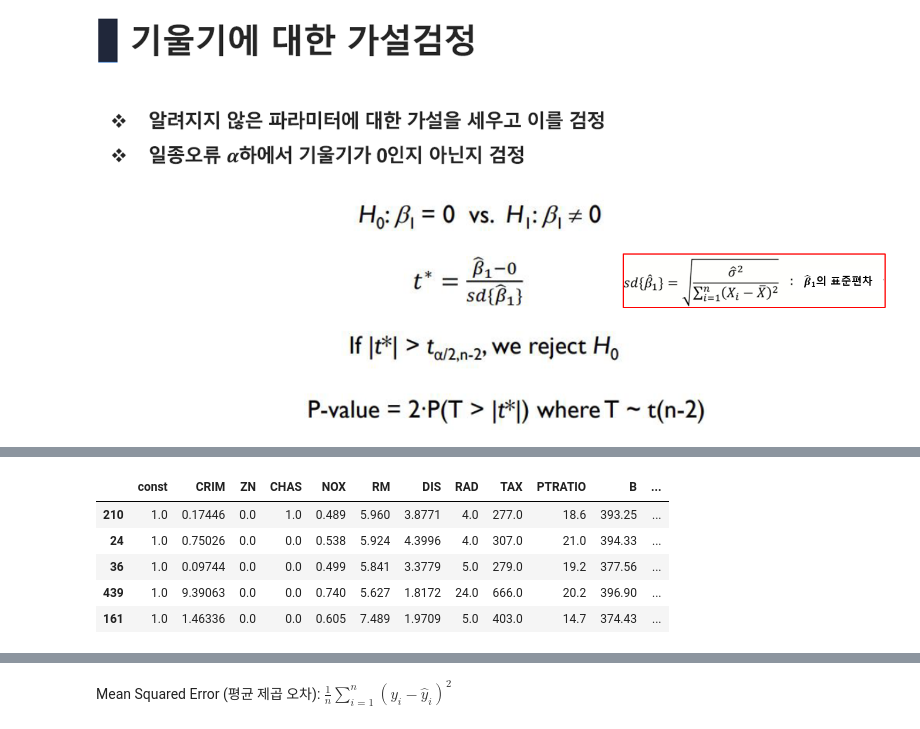
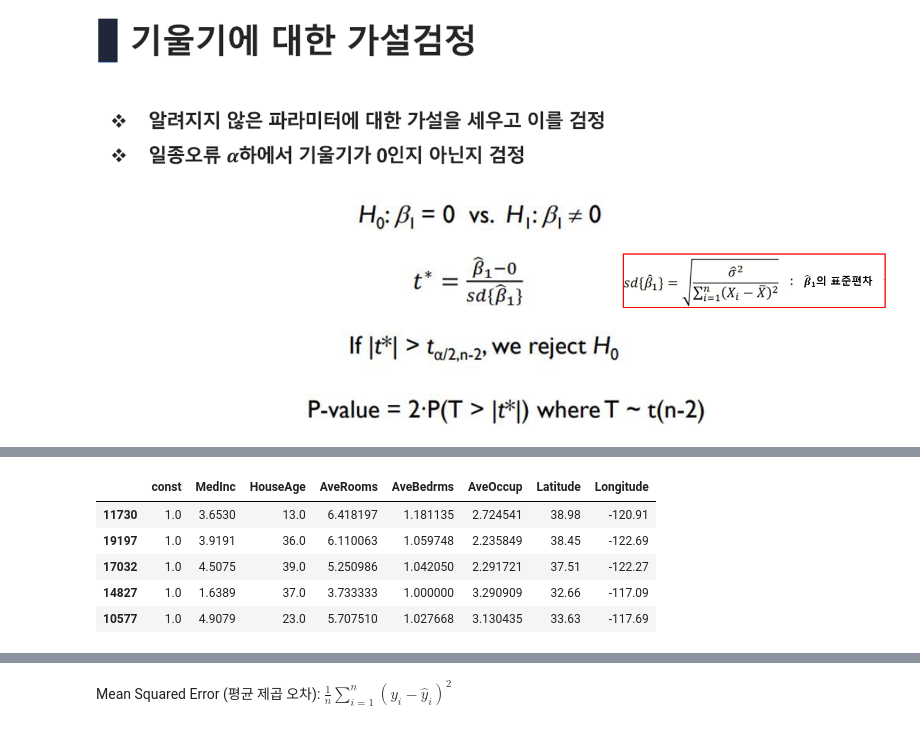
Before and after one commit to ku-sungsukim/2024-LGElec-Day2, a Jupyter notebook: 01-Linear-Regression-Tutorials.ipynb, the cells around one changed output, grey strips where cells are left out. Saved outputs shown, nothing was run; the diff lists cells and outputs as text; code cells hidden in the pictures.

```diff
--- a/01-Linear-Regression-Tutorials.ipynb
+++ b/01-Linear-Regression-Tutorials.ipynb
@@ -102,6 +87,6 @@ Image('image/image4.PNG') ### 로컬 사용시
 #### **1-1. 데이터 불러오기 및 개요 파악**
 # %%
 """ 데이터 불러오기 """
-boston = load_boston()
-boston
+california = fetch_california_housing()
+california
 # %% [output]
@@ -200,7 +175,7 @@ boston.target.shape
 # %%
 """ X, Y 데이터프레임화 """
-X = pd.DataFrame(boston.data, columns=boston.feature_names)
-y = pd.DataFrame(boston.target, columns=['MEDV'])
+X = pd.DataFrame(california.data, columns=california.feature_names)
+y = pd.DataFrame(california.target, columns=['MedHouseVal'])
 # %%
 """ X값 일부 확인 """
 X.head()
@@ -546,22 +526,22 @@ plt.show()
 # %%
 """ 평가: 이전에 학습하지 않았던 데이터(test_y)로 모델 성능 평가 """
 
 """
 train 데이터에 맞게 test 데이터도 전처리 수행
  - 상수항 추가
  - 유의미하지 않은 변수 제거
 """
 
 X_test = sm.add_constant(X_test)
-X_test = X_test.drop(['INDUS', 'AGE'], axis=1)
+X_test = X_test.drop(['Population'], axis=1)
 X_test.head()
 # %% [output]
-|  | const | CRIM | ZN | CHAS | NOX | RM | DIS | RAD | TAX | PTRATIO | B | ... |
-| 210 | 1.0 | 0.17446 | 0.0 | 1.0 | 0.489 | 5.960 | 3.8771 | 4.0 | 277.0 | 18.6 | 393.25 | ... |
-| 24 | 1.0 | 0.75026 | 0.0 | 0.0 | 0.538 | 5.924 | 4.3996 | 4.0 | 307.0 | 21.0 | 394.33 | ... |
-| 36 | 1.0 | 0.09744 | 0.0 | 0.0 | 0.499 | 5.841 | 3.3779 | 5.0 | 279.0 | 19.2 | 377.56 | ... |
-| 439 | 1.0 | 9.39063 | 0.0 | 0.0 | 0.740 | 5.627 | 1.8172 | 24.0 | 666.0 | 20.2 | 396.90 | ... |
-| 161 | 1.0 | 1.46336 | 0.0 | 0.0 | 0.605 | 7.489 | 1.9709 | 5.0 | 403.0 | 14.7 | 374.43 | ... |
+|  | const | MedInc | HouseAge | AveRooms | AveBedrms | AveOccup | Latitude | Longitude |
+| 11730 | 1.0 | 3.6530 | 13.0 | 6.418197 | 1.181135 | 2.724541 | 38.98 | -120.91 |
+| 19197 | 1.0 | 3.9191 | 36.0 | 6.110063 | 1.059748 | 2.235849 | 38.45 | -122.69 |
+| 17032 | 1.0 | 4.5075 | 39.0 | 5.250986 | 1.042050 | 2.291721 | 37.51 | -122.27 |
+| 14827 | 1.0 | 1.6389 | 37.0 | 3.733333 | 1.000000 | 3.290909 | 32.66 | -117.09 |
+| 10577 | 1.0 | 4.9079 | 23.0 | 5.707510 | 1.027668 | 3.130435 | 33.63 | -117.69 |
 # %%
 """ test_x의 예측값 계산 """
 y_test_pred = model_trained.predict(X_test)
```
Also changed, not shown: parts of 53 cells of this notebook, 6 other files.
